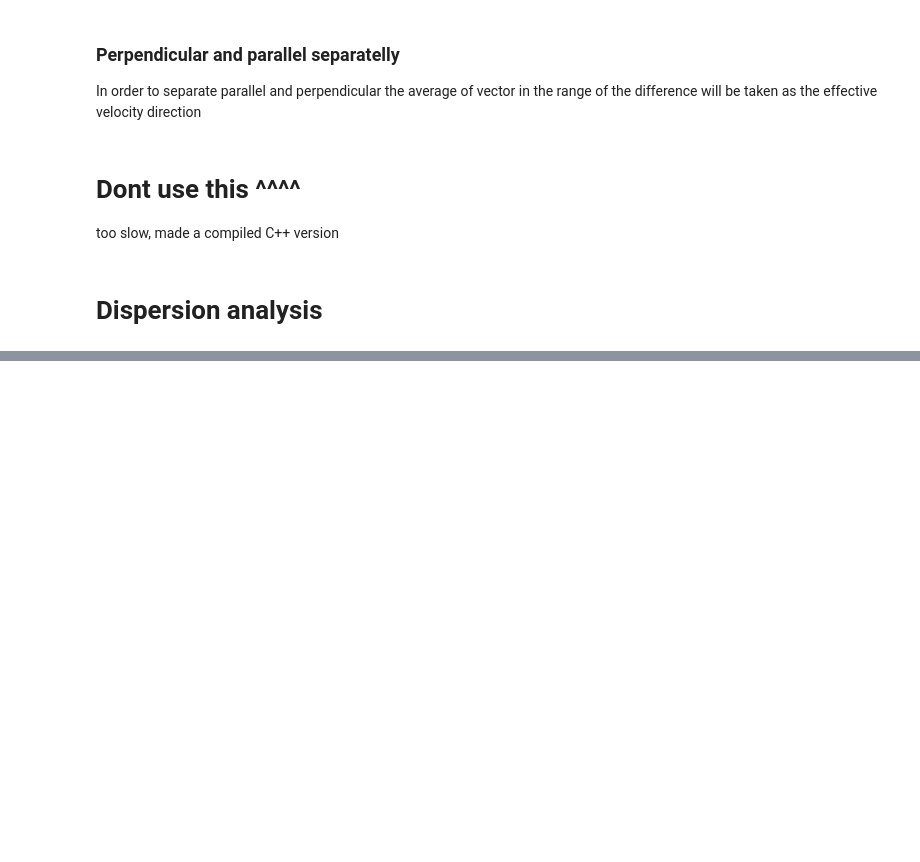
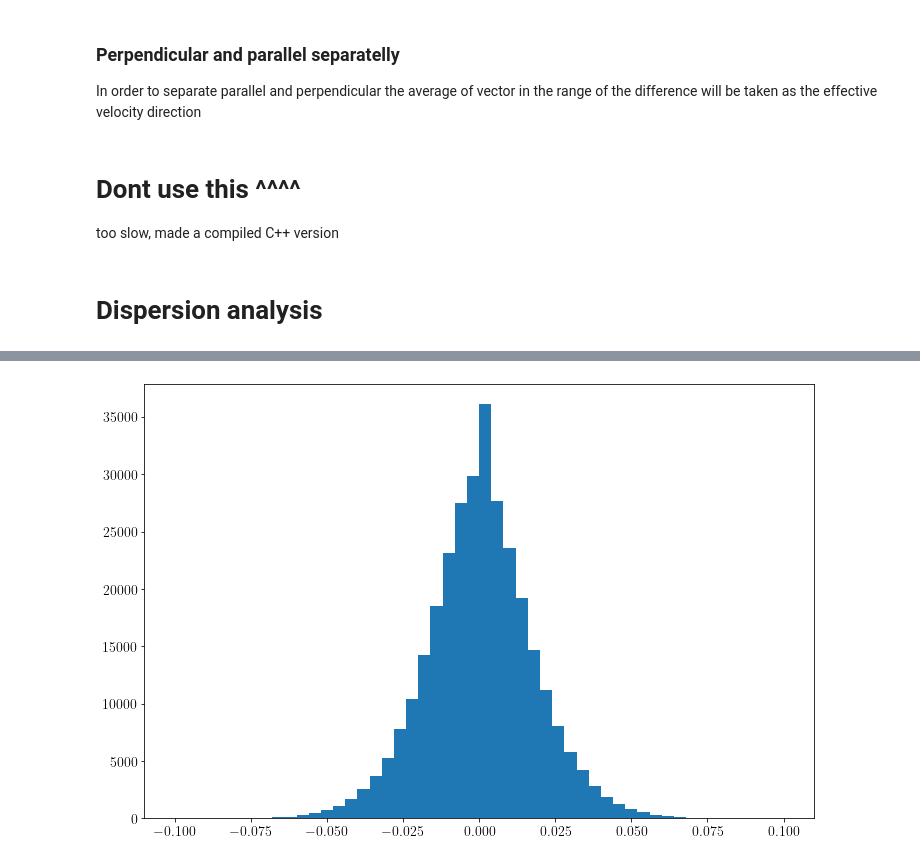
Before and after one commit to studentenherz/Minimal, a Jupyter notebook: extra/Slowing-down.ipynb, the cells around one changed output, grey strips where cells are left out. Cells and saved outputs as stored; diff of their text form; code cells hidden in the pictures; blank space fills up the shorter version.

```diff
--- a/extra/Slowing-down.ipynb
+++ b/extra/Slowing-down.ipynb
@@ -297,0 +380,12 @@ plt.show()
+# %%
+dir = '/home/michel/Documents/Minimal/build/dispersion_only/cart'
+filename = 'differences.dat'
+
+data = np.loadtxt(f'{dir}/{filename}')
+par = data[:,0]
+
+plt.hist(par, 50, range=(-0.1, 0.1))
+
+plt.show()
+# %% [output]
+[figure, added]
```
Also changed, not shown: parts of 10 cells of this notebook, 11 other files.
